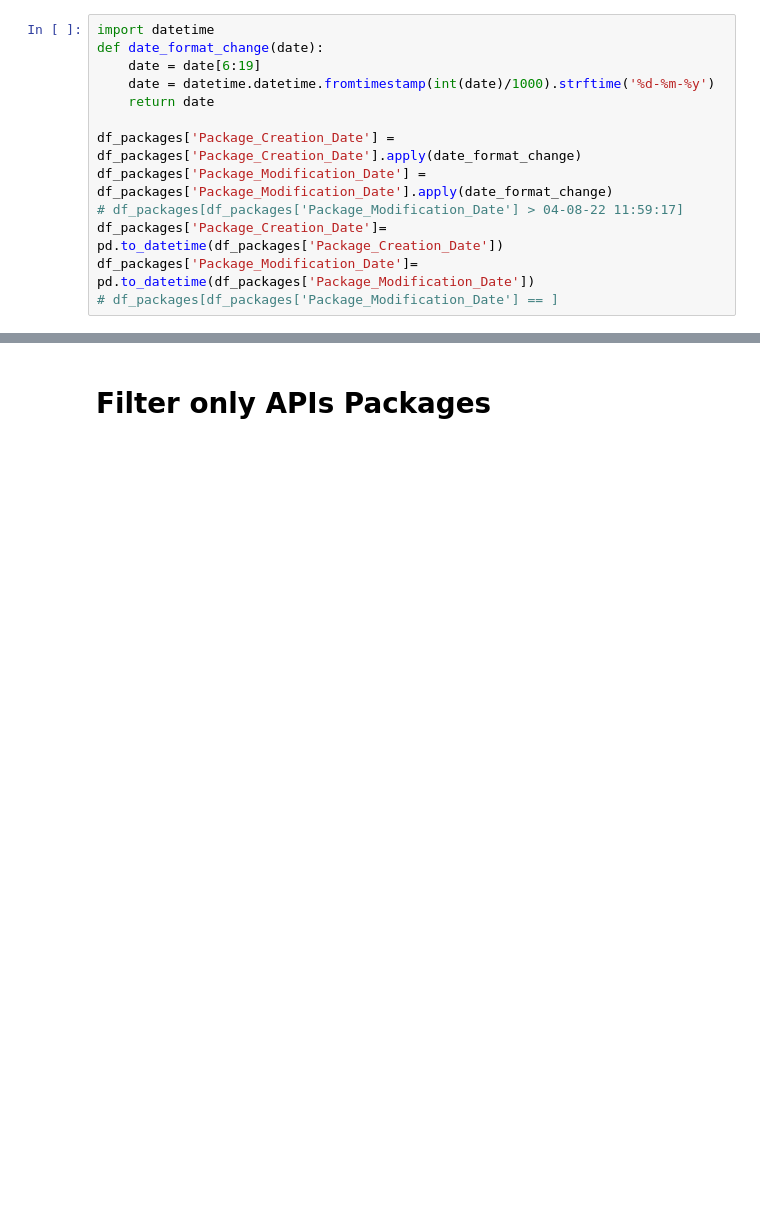
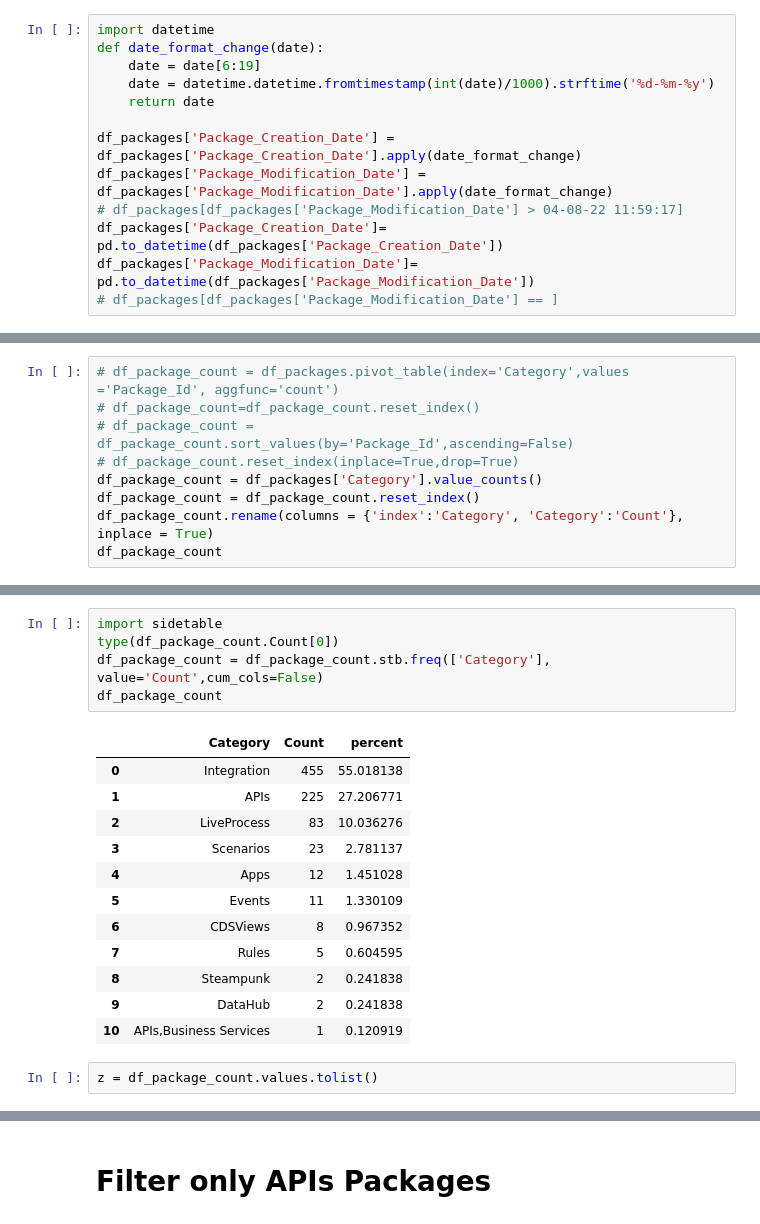
Before and after one commit to sapslcm/Git_Repository_Sudhir, a Jupyter notebook: SAP API Hub/API_Hub_API_Content_Parsing - Version 3.ipynb, the cells around one changed output, grey strips where cells are left out. Cells and saved outputs as stored; diff of their text form; blank space fills up the shorter version.

```diff
--- a/SAP API Hub/API_Hub_API_Content_Parsing - Version 3.ipynb
+++ b/SAP API Hub/API_Hub_API_Content_Parsing - Version 3.ipynb
@@ -143,0 +127,9 @@ plt.show()
+# %%
+# df_package_count = df_packages.pivot_table(index='Category',values ='Package_Id', aggfunc='count')
+# df_package_count=df_package_count.reset_index()
+# df_package_count = df_package_count.sort_values(by='Package_Id',ascending=False)
+# df_package_count.reset_index(inplace=True,drop=True)
+df_package_count = df_packages['Category'].value_counts()
+df_package_count = df_package_count.reset_index()
+df_package_count.rename(columns = {'index':'Category', 'Category':'Count'}, inplace = True)
+df_package_count
@@ -143,0 +216,20 @@ plt.show()
+# %%
+import sidetable
+type(df_package_count.Count[0])
+df_package_count = df_package_count.stb.freq(['Category'], value='Count',cum_cols=False)
+df_package_count
+# %% [output]
+|  | Category | Count | percent |
+| 0 | Integration | 455 | 55.018138 |
+| 1 | APIs | 225 | 27.206771 |
+| 2 | LiveProcess | 83 | 10.036276 |
+| 3 | Scenarios | 23 | 2.781137 |
+| 4 | Apps | 12 | 1.451028 |
+| 5 | Events | 11 | 1.330109 |
+| 6 | CDSViews | 8 | 0.967352 |
+| 7 | Rules | 5 | 0.604595 |
+| 8 | Steampunk | 2 | 0.241838 |
+| 9 | DataHub | 2 | 0.241838 |
+| 10 | APIs,Business Services | 1 | 0.120919 |
+# %%
+z = df_package_count.values.tolist()
```
Also changed, not shown: parts of 34 cells of this notebook.
